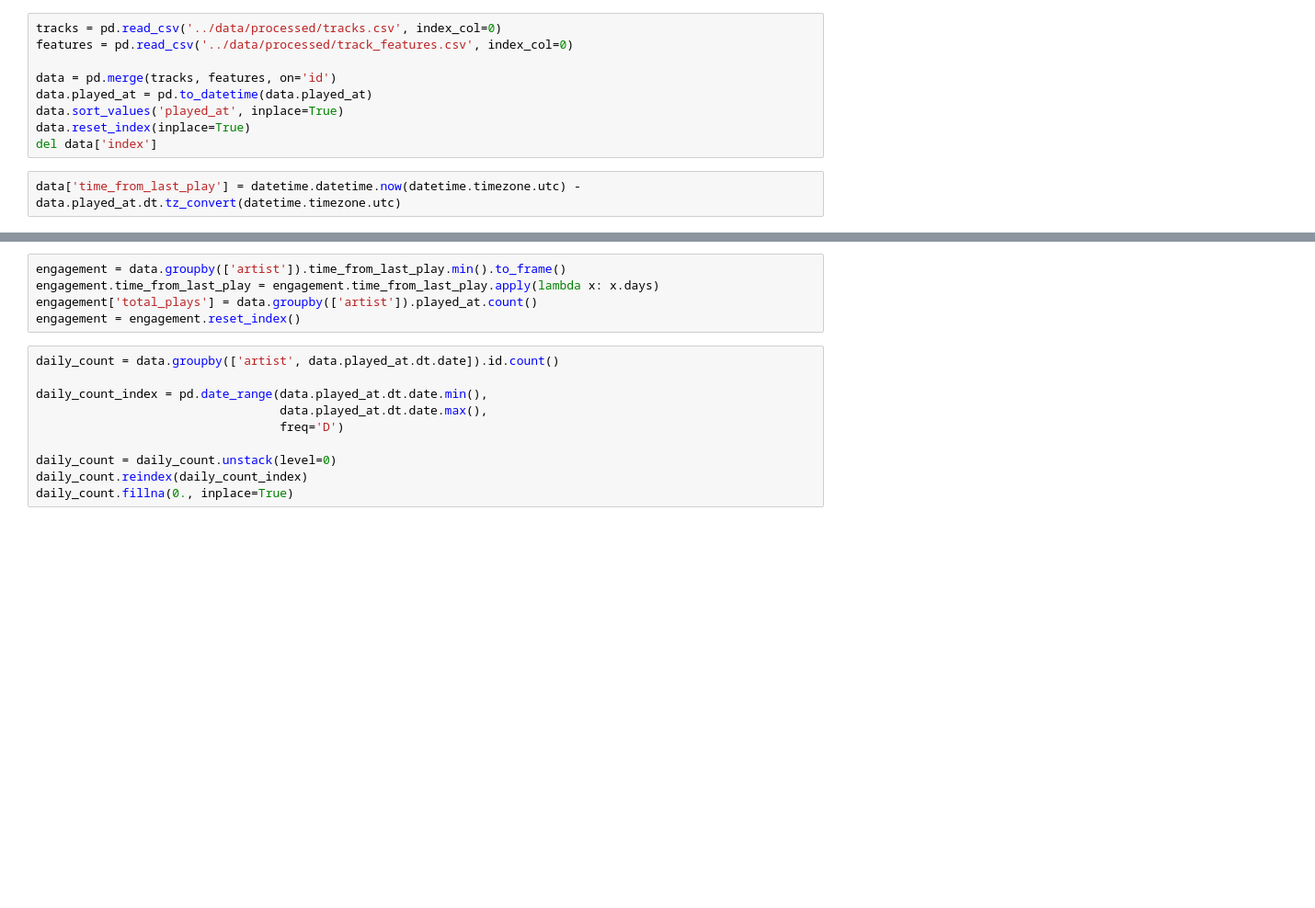
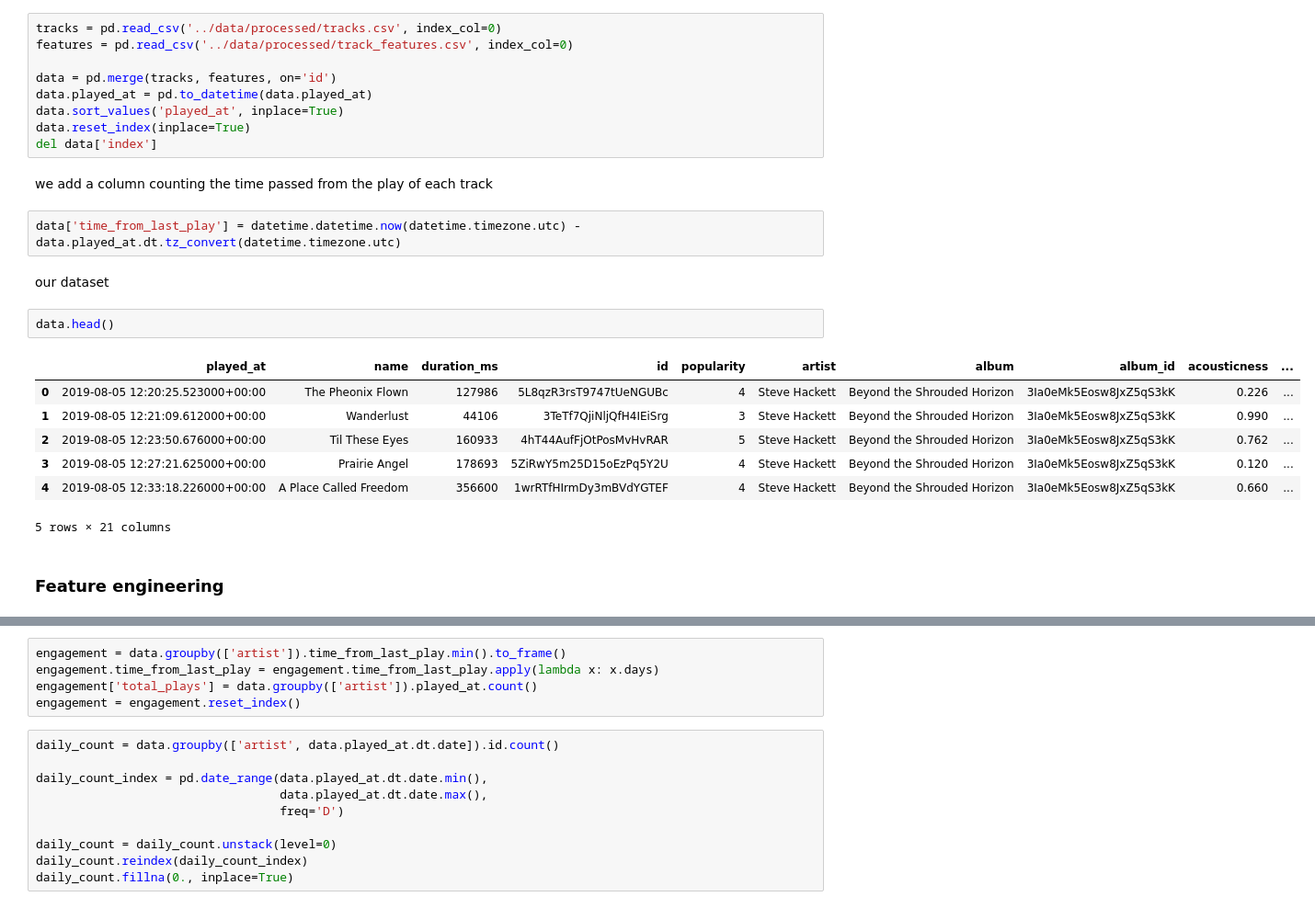
Before and after one commit to cborile/spotify_analysis, a Jupyter notebook: notebooks/engagement.ipynb, the cells around one changed output, grey strips where cells are left out. Shown at 92% size. Cells and saved outputs as stored; diff of their text form; blank space fills up the shorter version.

```diff
--- a/notebooks/engagement.ipynb
+++ b/notebooks/engagement.ipynb
@@ -24,5 +40,21 @@ data.played_at = pd.to_datetime(data.played_at)
 data.sort_values('played_at', inplace=True)
 data.reset_index(inplace=True)
 del data['index']
+# %% [markdown]
+we add a column counting the time passed from the play of each track
 # %%
 data['time_from_last_play'] = datetime.datetime.now(datetime.timezone.utc) - data.played_at.dt.tz_convert(datetime.timezone.utc)
+# %% [markdown]
+our dataset
+# %%
+data.head()
+# %% [output]
+|  | played_at | name | duration_ms | id | popularity | artist | album | album_id | acousticness | ... |
+| 0 | 2019-08-05 12:20:25.523000+00:00 | The Pheonix Flown | 127986 | 5L8qzR3rsT9747tUeNGUBc | 4 | Steve Hackett | Beyond the Shrouded Horizon | 3Ia0eMk5Eosw8JxZ5qS3kK | 0.226 | ... |
+| 1 | 2019-08-05 12:21:09.612000+00:00 | Wanderlust | 44106 | 3TeTf7QjiNljQfH4IEiSrg | 3 | Steve Hackett | Beyond the Shrouded Horizon | 3Ia0eMk5Eosw8JxZ5qS3kK | 0.990 | ... |
+| 2 | 2019-08-05 12:23:50.676000+00:00 | Til These Eyes | 160933 | 4hT44AufFjOtPosMvHvRAR | 5 | Steve Hackett | Beyond the Shrouded Horizon | 3Ia0eMk5Eosw8JxZ5qS3kK | 0.762 | ... |
+| 3 | 2019-08-05 12:27:21.625000+00:00 | Prairie Angel | 178693 | 5ZiRwY5m25D15oEzPq5Y2U | 4 | Steve Hackett | Beyond the Shrouded Horizon | 3Ia0eMk5Eosw8JxZ5qS3kK | 0.120 | ... |
+| 4 | 2019-08-05 12:33:18.226000+00:00 | A Place Called Freedom | 356600 | 1wrRTfHIrmDy3mBVdYGTEF | 4 | Steve Hackett | Beyond the Shrouded Horizon | 3Ia0eMk5Eosw8JxZ5qS3kK | 0.660 | ... |
+5 rows × 21 columns
+# %% [markdown]
+### Feature engineering
```
Also changed, not shown: parts of 23 cells of this notebook, 2 other files.
